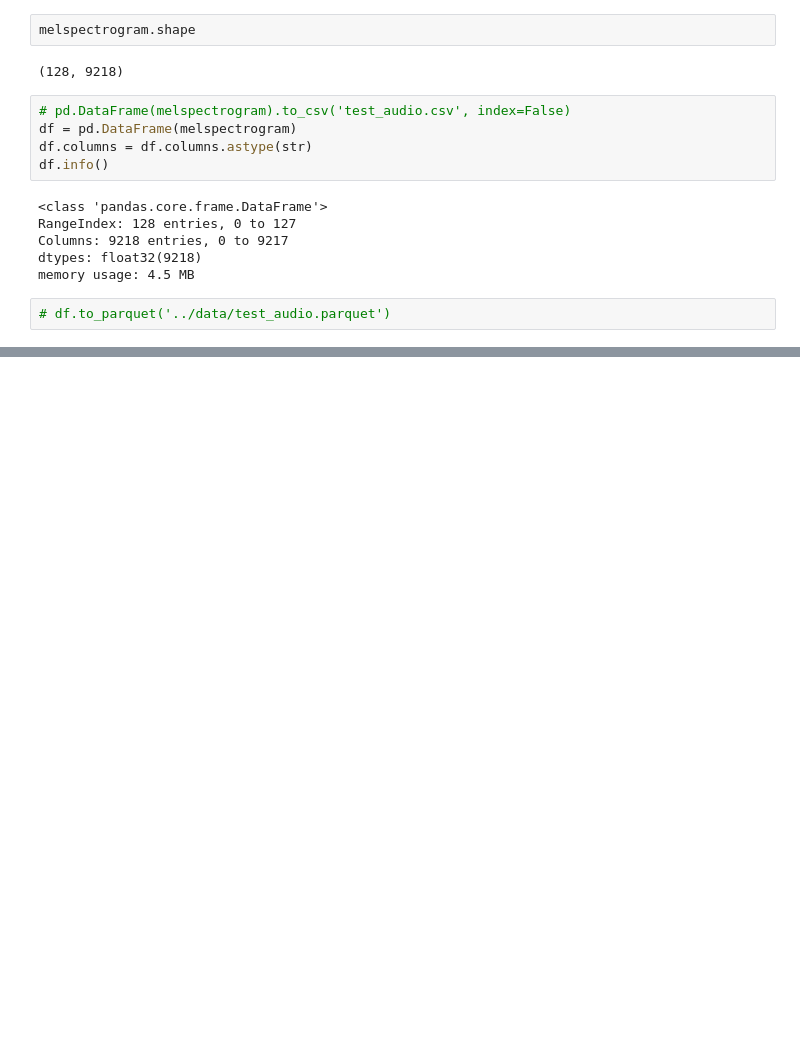
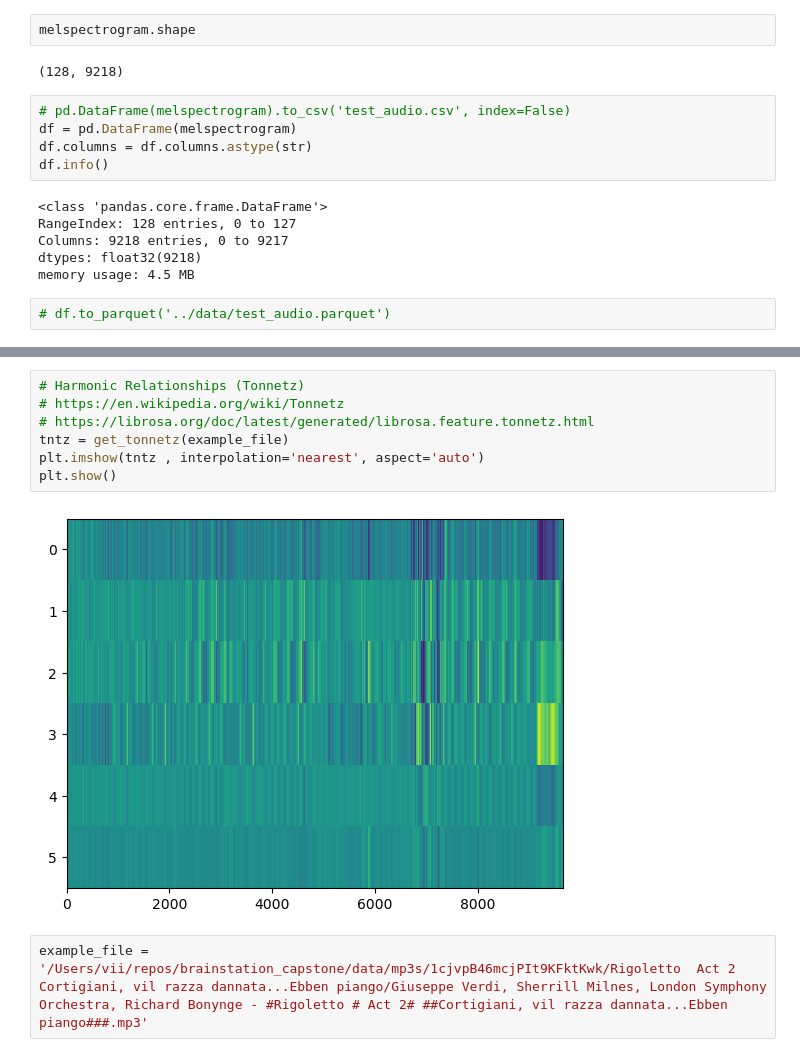
Before and after one commit to Burn1n9m4n/brainstation_capstone, a Jupyter notebook: notebooks/20230803_librosa_test.ipynb, the cells around one changed output, grey strips where cells are left out. Drawn from its saved outputs; the diff is of its cells as text; blank space fills up the shorter version.

```diff
--- a/notebooks/20230803_librosa_test.ipynb
+++ b/notebooks/20230803_librosa_test.ipynb
@@ -47,0 +76,11 @@ memory usage: 4.5 MB
+# %%
+# Harmonic Relationships (Tonnetz)
+# https://en.wikipedia.org/wiki/Tonnetz
+# https://librosa.org/doc/latest/generated/librosa.feature.tonnetz.html
+tntz = get_tonnetz(example_file)
+plt.imshow(tntz , interpolation='nearest', aspect='auto')
+plt.show()
+# %% [output]
+[figure, added]
+# %%
+example_file = '/Users/vii/repos/brainstation_capstone/data/mp3s/1cjvpB46mcjPIt9KFktKwk/Rigoletto  Act 2 Cortigiani, vil razza dannata...Ebben piango/Giuseppe Verdi, Sherrill Milnes, London Symphony Orchestra, Richard Bonynge - #Rigoletto # Act 2# ##Cortigiani, vil razza dannata...Ebben piango###.mp3'
```
Also changed, not shown: parts of 11 cells of this notebook.
